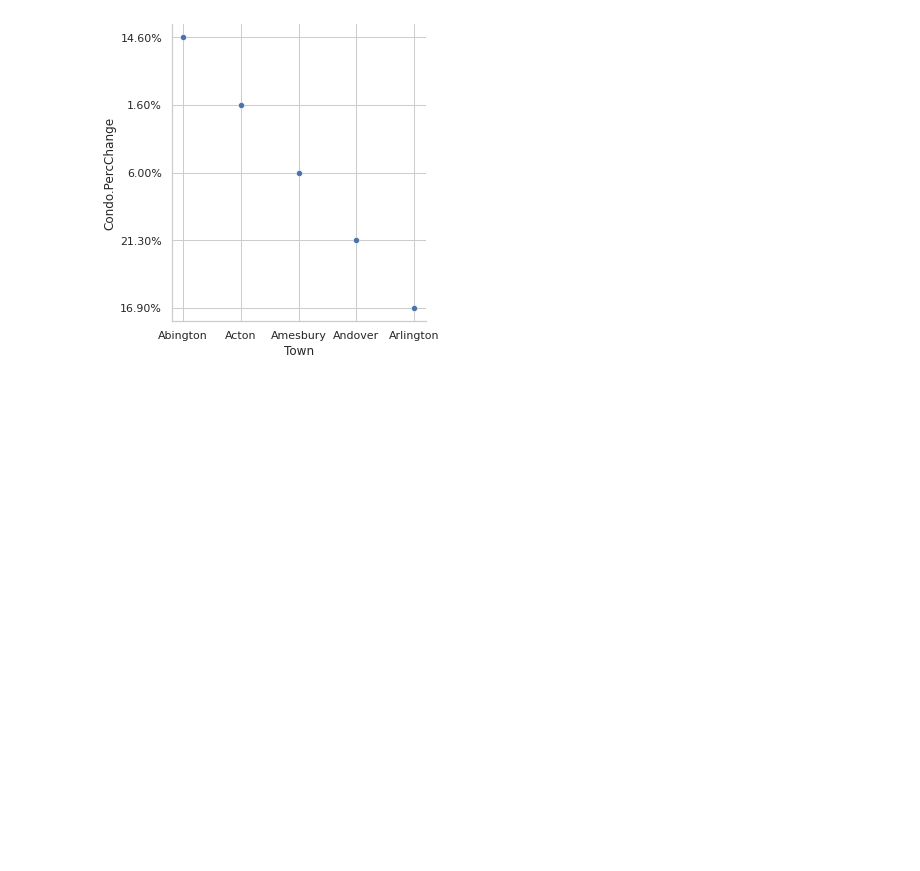
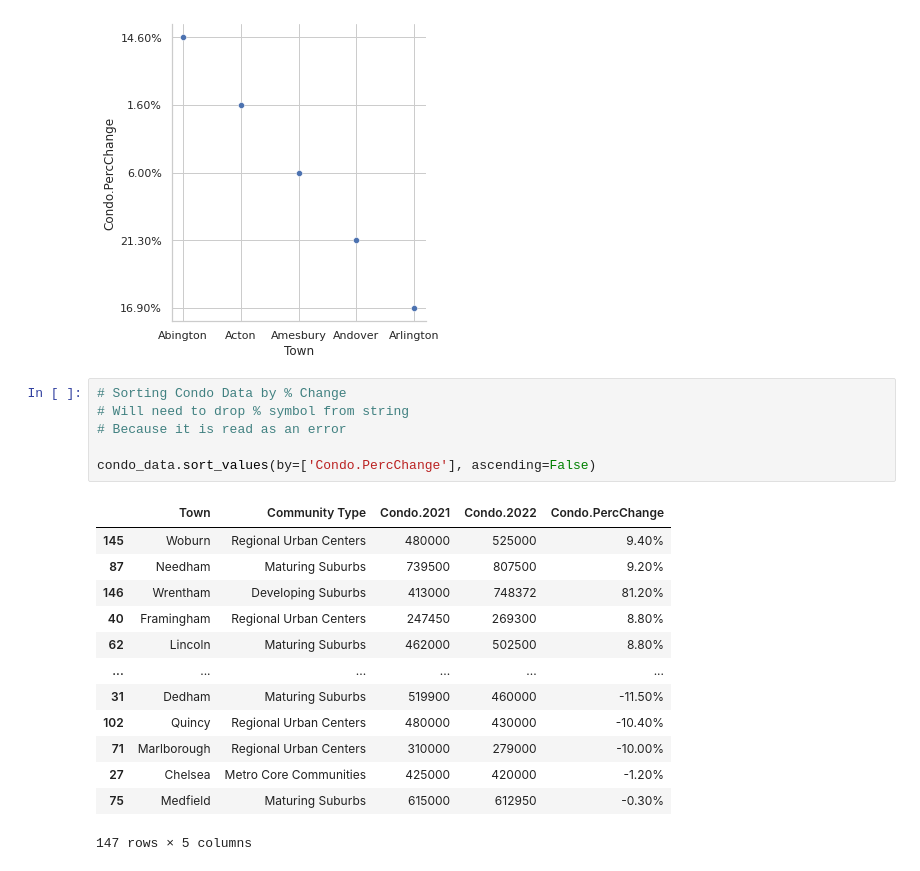
Before and after one commit to josamontiel/data-analysis, a Jupyter notebook: boston-median-home-prices-2021-2022.ipynb, the cells around one changed output. Cells and saved outputs as stored; diff of their text form; blank space fills up the shorter version.

```diff
--- a/boston-median-home-prices-2021-2022.ipynb
+++ b/boston-median-home-prices-2021-2022.ipynb
@@ -315,3 +339,23 @@ sns.relplot(x="Town", y="Condo.PercChange", data=head_condo_data)
 # %% [output]
 <seaborn.axisgrid.FacetGrid at 0x...>
 [figure]
+# %%
+# Sorting Condo Data by % Change
+# Will need to drop % symbol from string
+# Because it is read as an error
+
+condo_data.sort_values(by=['Condo.PercChange'], ascending=False)
+# %% [output]
+|  | Town | Community Type | Condo.2021 | Condo.2022 | Condo.PercChange |
+| 145 | Woburn | Regional Urban Centers | 480000 | 525000 | 9.40% |
+| 87 | Needham | Maturing Suburbs | 739500 | 807500 | 9.20% |
+| 146 | Wrentham | Developing Suburbs | 413000 | 748372 | 81.20% |
+| 40 | Framingham | Regional Urban Centers | 247450 | 269300 | 8.80% |
+| 62 | Lincoln | Maturing Suburbs | 462000 | 502500 | 8.80% |
+| ... | ... | ... | ... | ... | ... |
+| 31 | Dedham | Maturing Suburbs | 519900 | 460000 | -11.50% |
+| 102 | Quincy | Regional Urban Centers | 480000 | 430000 | -10.40% |
+| 71 | Marlborough | Regional Urban Centers | 310000 | 279000 | -10.00% |
+| 27 | Chelsea | Metro Core Communities | 425000 | 420000 | -1.20% |
+| 75 | Medfield | Maturing Suburbs | 615000 | 612950 | -0.30% |
+147 rows × 5 columns
```
Also changed, not shown: parts of 2 cells of this notebook.
